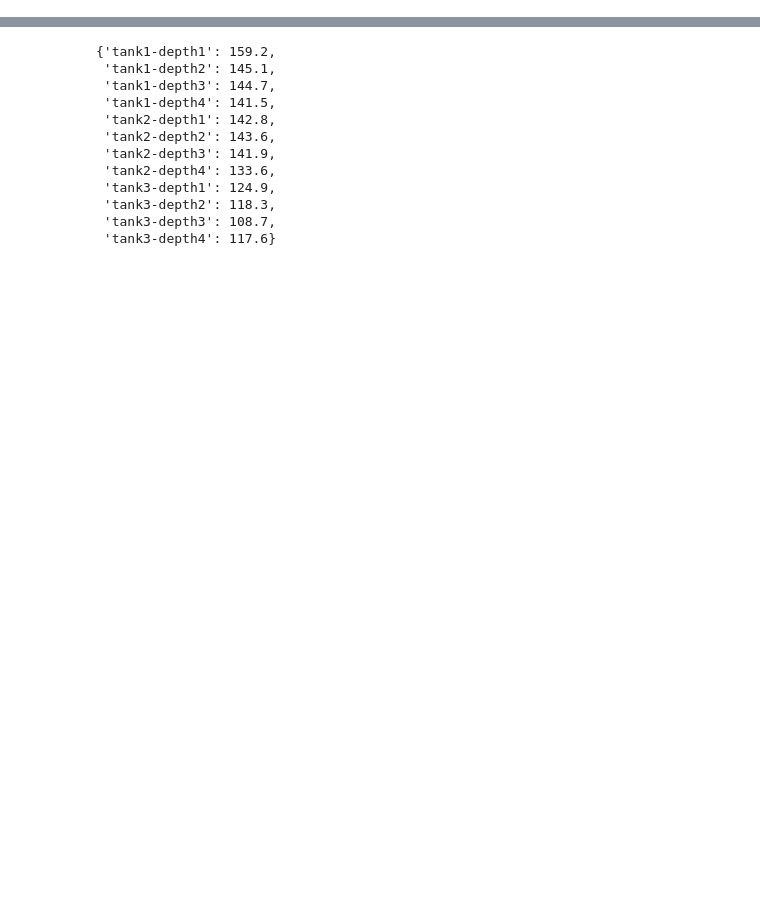
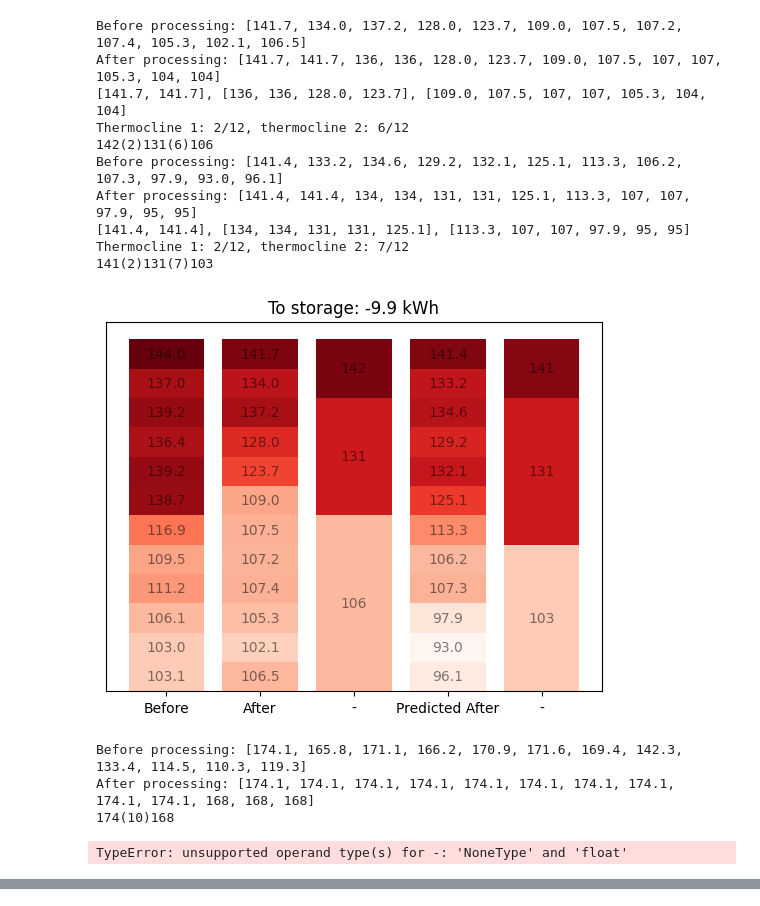
Before and after one commit to thegridelectric/visualizer, a Jupyter notebook: learn_model.ipynb, the cells around one changed output, grey strips where cells are left out. Drawn from its saved outputs; the diff is of its cells as text; code cells hidden in the pictures; blank space fills up the shorter version.

Commit message:
3 layer clustering of learnt model results

```diff
--- a/learn_model.ipynb
+++ b/learn_model.ipynb
@@ -68,20 +206,60 @@ class TankStatePlotter():
             plt.text(1, 11-i+0.5, f'{self.final[i]}', ha='center', va='center', color='black', alpha=0.5)
 
             layer_color = cmap(norm(self.predicted[i]))
-            plt.bar([2], 1, bottom=11-i, color=layer_color, width=0.8)
-            plt.text(2, 11-i+0.5, f'{self.predicted[i]}', ha='center', va='center', color='black', alpha=0.5)
+            plt.bar([3], 1, bottom=11-i, color=layer_color, width=0.8)
+            plt.text(3, 11-i+0.5, f'{self.predicted[i]}', ha='center', va='center', color='black', alpha=0.5)
 
-        plt.xticks([0,1,2], ['Before', 'After', 'Predicted After'])
+        top_temp, middle_temp, bottom_temp, thermocline1, thermocline2 = get_model_from_temperatures(self.final)
+        top_color = cmap(norm(top_temp))
+        middle_color = cmap(norm(middle_temp))
+        bottom_color = cmap(norm(bottom_temp))
+
+        plt.bar([2], height=thermocline1, bottom=12-thermocline1, color=top_color, width=0.8)
+        plt.text(2, 12-thermocline1+thermocline1/2, f'{top_temp}', ha='center', va='center', color='black', alpha=0.5)
+        plt.bar([2], height=thermocline2-thermocline1, bottom=12-thermocline2, color=middle_color, width=0.8)
+        plt.text(2, 12-thermocline2+(thermocline2-thermocline1)/2, f'{middle_temp}', ha='center', va='center', color='black', alpha=0.5)
+        plt.bar([2], height=12-thermocline2, bottom=0, color=bottom_color, width=0.8)
+        plt.text(2, (12-thermocline2)/2, f'{bottom_temp}', ha='center', va='center', color='black', alpha=0.5)
+
+        top_temp, middle_temp, bottom_temp, thermocline1, thermocline2 = get_model_from_temperatures(self.predicted)
+        top_color = cmap(norm(top_temp))
+        middle_color = cmap(norm(middle_temp))
+        bottom_color = cmap(norm(bottom_temp))
+
+        plt.bar([4], height=thermocline1, bottom=12-thermocline1, color=top_color, width=0.8)
+        plt.text(4, 12-thermocline1+thermocline1/2, f'{top_temp}', ha='center', va='center', color='black', alpha=0.5)
+        plt.bar([4], height=thermocline2-thermocline1, bottom=12-thermocline2, color=middle_color, width=0.8)
+        plt.text(4, 12-thermocline2+(thermocline2-thermocline1)/2, f'{middle_temp}', ha='center', va='center', color='black', alpha=0.5)
+        plt.bar([4], height=12-thermocline2, bottom=0, color=bottom_color, width=0.8)
+        plt.text(4, (12-thermocline2)/2, f'{bottom_temp}', ha='center', va='center', color='black', alpha=0.5)
+
+        plt.xticks([0,1,2,3,4], ['Before', 'After', '-', 'Predicted After', '-'])
         plt.yticks([])
         plt.title(self.title, fontsize=12)
         plt.show()
 # %%
-for i in range(50):
+for i in range(20):
     print('')
     store_heat_in = X_test.iloc[i].tolist()[0]
     if abs(store_heat_in) < 2:
         continue
     initial_temp = X_test.iloc[i].tolist()[1:]
     final_temp = y_test.iloc[i].tolist()
     final_temp_pred = [round(float(x),1) for x in list(y_pred_ridge[i])]
     t = TankStatePlotter(initial_temp, final_temp, final_temp_pred, store_heat_in)
+# %% [output]
+Before processing: [141.7, 134.0, 137.2, 128.0, 123.7, 109.0, 107.5, 107.2, 107.4, 105.3, 102.1, 106.5]
+After processing: [141.7, 141.7, 136, 136, 128.0, 123.7, 109.0, 107.5, 107, 107, 105.3, 104, 104]
+[141.7, 141.7], [136, 136, 128.0, 123.7], [109.0, 107.5, 107, 107, 105.3, 104, 104]
+Thermocline 1: 2/12, thermocline 2: 6/12
+142(2)131(6)106
+Before processing: [141.4, 133.2, 134.6, 129.2, 132.1, 125.1, 113.3, 106.2, 107.3, 97.9, 93.0, 96.1]
+After processing: [141.4, 141.4, 134, 134, 131, 131, 125.1, 113.3, 107, 107, 97.9, 95, 95]
+[141.4, 141.4], [134, 134, 131, 131, 125.1], [113.3, 107, 107, 97.9, 95, 95]
+Thermocline 1: 2/12, thermocline 2: 7/12
+141(2)131(7)103
+[figure, added]
+Before processing: [174.1, 165.8, 171.1, 166.2, 170.9, 171.6, 169.4, 142.3, 133.4, 114.5, 110.3, 119.3]
+After processing: [174.1, 174.1, 174.1, 174.1, 174.1, 174.1, 174.1, 174.1, 174.1, 174.1, 168, 168, 168]
+174(10)168
+TypeError: unsupported operand type(s) for -: 'NoneType' and 'float'
@@ -88,30 +266,0 @@ for i in range(50):
-# %%
-layers = X_test.iloc[30].tolist()[1:]
-tank_temps = {
-    'tank1-depth1': layers[0],
-    'tank1-depth2': layers[1],
-    'tank1-depth3': layers[2],
-    'tank1-depth4': layers[3],
-    'tank2-depth1': layers[4],
-    'tank2-depth2': layers[5],
-    'tank2-depth3': layers[6],
-    'tank2-depth4': layers[7],
-    'tank3-depth1': layers[8],
-    'tank3-depth2': layers[9],
-    'tank3-depth3': layers[10],
-    'tank3-depth4': layers[11],
-}
-tank_temps
-# %% [output]
-{'tank1-depth1': 159.2,
- 'tank1-depth2': 145.1,
- 'tank1-depth3': 144.7,
- 'tank1-depth4': 141.5,
- 'tank2-depth1': 142.8,
- 'tank2-depth2': 143.6,
- 'tank2-depth3': 141.9,
- 'tank2-depth4': 133.6,
- 'tank3-depth1': 124.9,
- 'tank3-depth2': 118.3,
- 'tank3-depth3': 108.7,
- 'tank3-depth4': 117.6}
```
Also changed, not shown: parts of 5 cells of this notebook.
